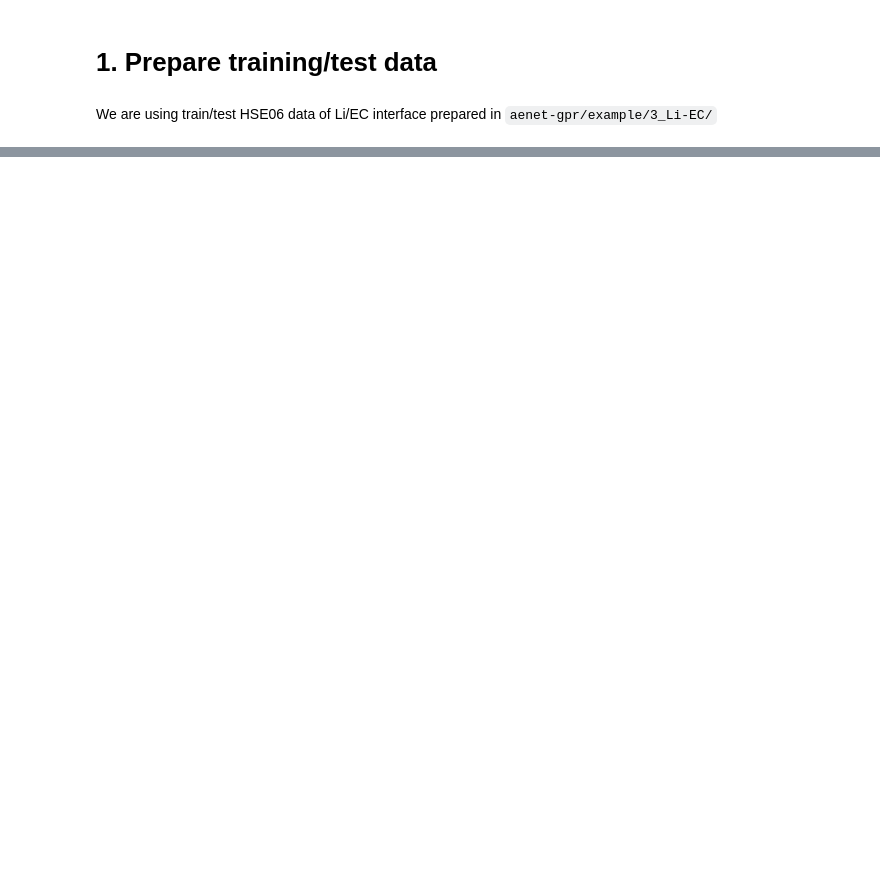
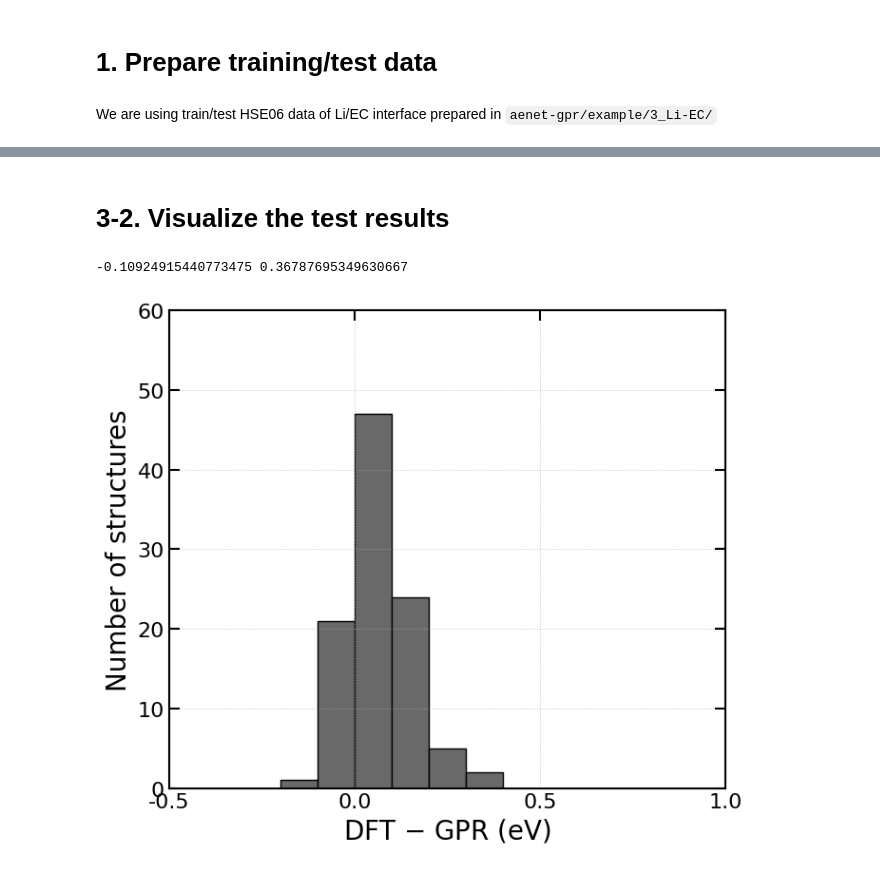
Before and after one commit to atomisticnet/aenet-gpr, a Jupyter notebook: tutorial/aenet_gpr_tutorial_3_Li-EC.ipynb, the cells around one changed output, grey strips where cells are left out. Cells and saved outputs as stored; diff of their text form; code cells hidden in the pictures; blank space fills up the shorter version.

```diff
--- a/tutorial/aenet_gpr_tutorial_3_Li-EC.ipynb
+++ b/tutorial/aenet_gpr_tutorial_3_Li-EC.ipynb
@@ -132,0 +318,55 @@ plt.show()
+# %% [markdown]
+# 3-2. Visualize the test results
+# %%
+energy_test_gpr = np.load("./energy_test_gpr.npy")
+energy_test_reference = np.load("./energy_test_reference.npy")
+force_test_gpr = np.load("./force_test_gpr.npy")
+force_test_reference = np.load("./force_test_reference.npy")
+uncertainty_test_gpr = np.load("./uncertainty_test_gpr.npy")
+# %%
+diff = energy_test_reference - energy_test_gpr
+
+print(diff.min(), diff.max())
+# %% [output]
+-0.10924915440773475 0.36787695349630667
+# %%
+fig = plt.figure(figsize=(7, 6))
+ax2 = fig.subplots()
+
+font_x = {'size': 20, 'color': 'black'}
+font_y = {'size': 20, 'color': 'black'}
+font_tick = {'size': 16, 'color': 'black'}
+
+
+# The second plot
+counts, bins = np.histogram(diff, bins=30, range=(-0.5, 2.5))
+
+ax2.hist(bins[:-1], bins, weights=counts, facecolor='dimgray', alpha=1.0, edgecolor='black')
+
+ax2.set_xlabel("DFT $-$ GPR (eV)", fontdict=font_x)
+ax2.set_xlim([-0.5, 1.0])
+x_labels = [round(label, 1) for label in ax2.get_xticks()]
+x_labels = [-0.5, 0.0, 0.5, 1.0]
+ax2.set_xticks(x_labels)
+ax2.set_xlim([-0.5, 1.0])
+ax2.set_xticklabels(x_labels, fontdict=font_tick)
+
+ax2.set_ylabel("Number of structures", fontdict=font_y)
+ax2.set_ylim([0, 60])
+y_labels = [int(label) for label in ax2.get_yticks()]
+# y_labels = [0, 20, 40, 60, 80, 100]
+ax2.set_yticks(y_labels)
+ax2.set_ylim([0, 60])
+ax2.set_yticklabels(y_labels, fontdict=font_tick)
+
+[x.set_linewidth(1.5) for x in ax2.spines.values()]
+ax2.tick_params(bottom=False, top=True, left=True, right=True)
+ax2.tick_params(labelbottom=True, labeltop=False, labelleft=True, labelright=False)
+ax2.tick_params(direction='in', length=8, width=1.5)
+
+ax2.grid(True, which='both', linestyle=':', linewidth=0.7, alpha=0.7)
+
+fig.tight_layout()
+plt.show()
+# %% [output]
+[figure, added]
```
Also changed, not shown: parts of 20 cells of this notebook, 1 other file.
